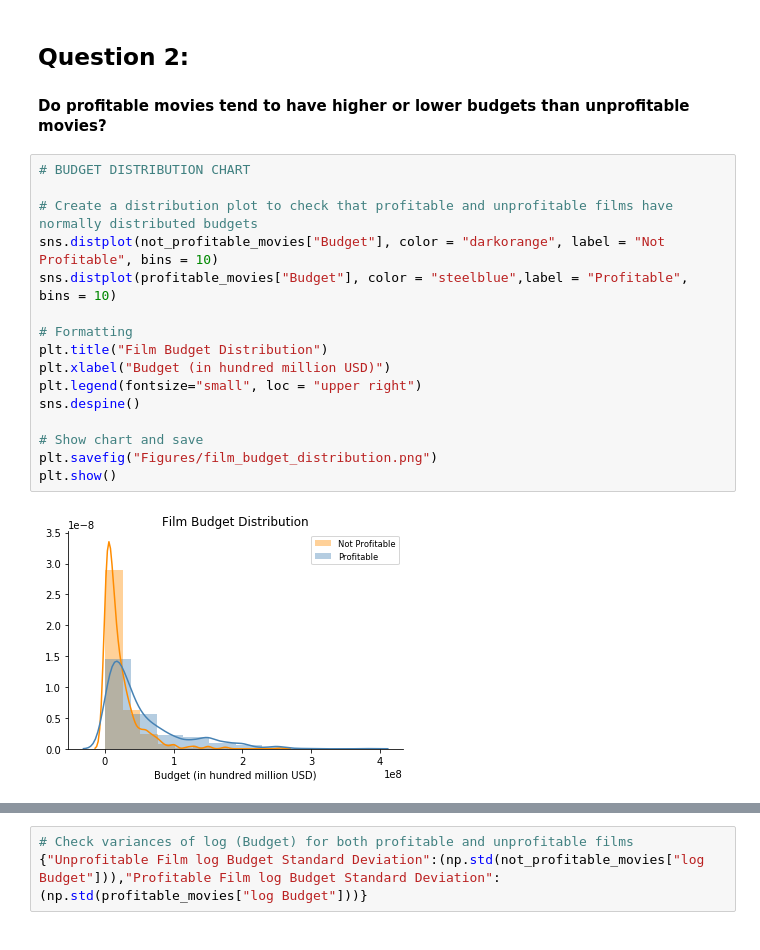
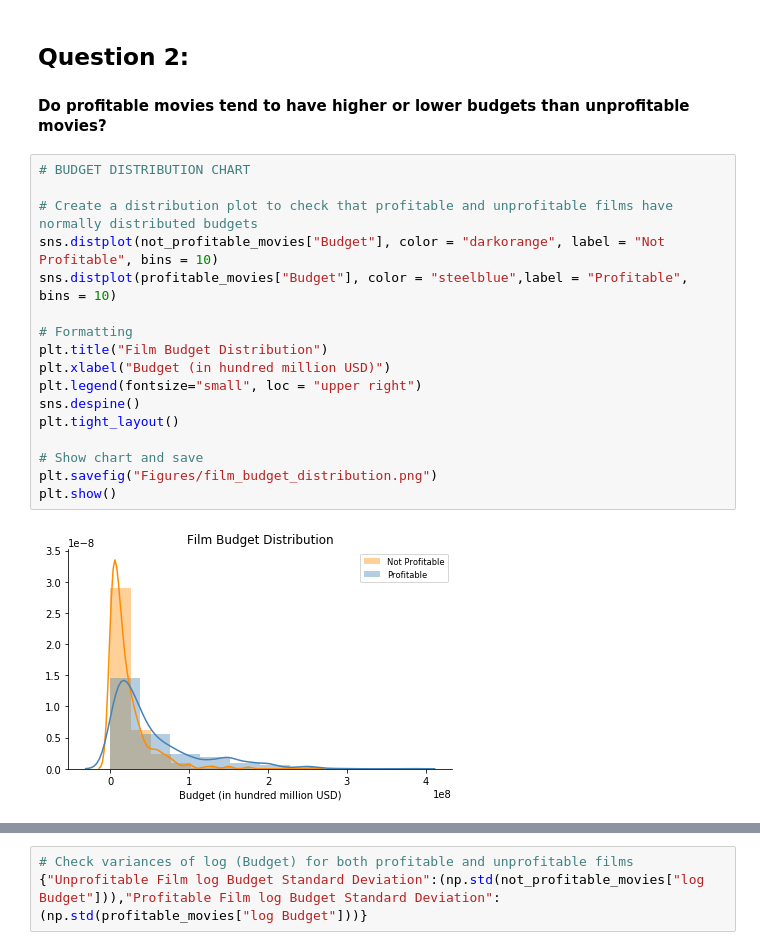
Before and after one commit to mileslucey/movies_success_analysis, a Jupyter notebook: analysis.ipynb, the cells around one changed output, grey strips where cells are left out. Drawn from its saved outputs; the diff is of its cells as text.

```diff
--- a/analysis.ipynb
+++ b/analysis.ipynb
@@ -130,21 +133,22 @@ Ttest_indResult(statistic=-12.312227793124244, pvalue=1.0288103803785004e-32)
 # %%
 # BUDGET DISTRIBUTION CHART
 
 # Create a distribution plot to check that profitable and unprofitable films have normally distributed budgets
 sns.distplot(not_profitable_movies["Budget"], color = "darkorange", label = "Not Profitable", bins = 10)
 sns.distplot(profitable_movies["Budget"], color = "steelblue",label = "Profitable", bins = 10)
 
 # Formatting
 plt.title("Film Budget Distribution")
 plt.xlabel("Budget (in hundred million USD)")
 plt.legend(fontsize="small", loc = "upper right")
 sns.despine()
+plt.tight_layout()
 
 # Show chart and save
 plt.savefig("Figures/film_budget_distribution.png")
 plt.show()
 # %% [output]
-[figure, old version]
+[figure, new version]
 # %%
 # LOG BUDGET DISTRIBUTION CHART
 
```
Also changed, not shown: parts of 11 cells of this notebook, 8 other files.
